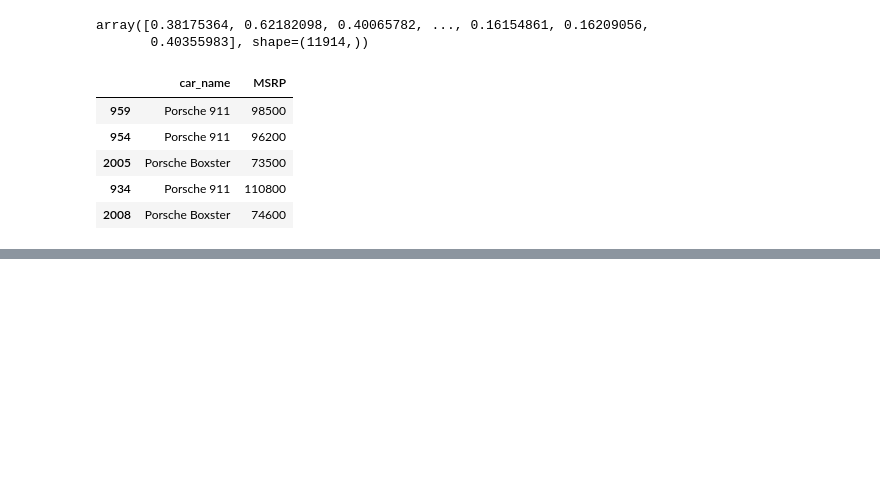
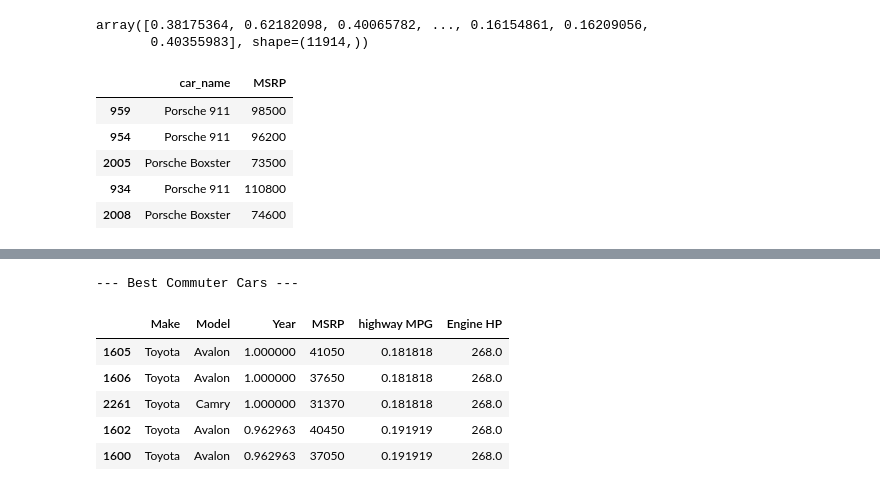
Before and after one commit to PremKarhale/CarRecommendationSystem, a Jupyter notebook: model_training/car_recommendation.ipynb, the cells around one changed output, grey strips where cells are left out. Cells and saved outputs as stored; diff of their text form; code cells hidden in the pictures; blank space fills up the shorter version.

```diff
--- a/model_training/car_recommendation.ipynb
+++ b/model_training/car_recommendation.ipynb
@@ -479,0 +589,19 @@ recommend_car('Porsche 911',5)
+# %%
+# Example 1: Someone wants a cheap, fuel-efficient commuter car (not luxury)
+commuter_cars = recommend_from_preferences(
+    budget=40000,
+    vehicle_style='Sedan',
+    size='Compact',
+    focus='performance',
+    is_luxury=False
+)
+print("--- Best Commuter Cars ---")
+display(commuter_cars)
+# %% [output]
+--- Best Commuter Cars ---
+|  | Make | Model | Year | MSRP | highway MPG | Engine HP |
+| 1605 | Toyota | Avalon | 1.000000 | 41050 | 0.181818 | 268.0 |
+| 1606 | Toyota | Avalon | 1.000000 | 37650 | 0.181818 | 268.0 |
+| 2261 | Toyota | Camry | 1.000000 | 31370 | 0.181818 | 268.0 |
+| 1602 | Toyota | Avalon | 0.962963 | 40450 | 0.191919 | 268.0 |
+| 1600 | Toyota | Avalon | 0.962963 | 37050 | 0.191919 | 268.0 |
```
Also changed, not shown: parts of 3 cells of this notebook.
